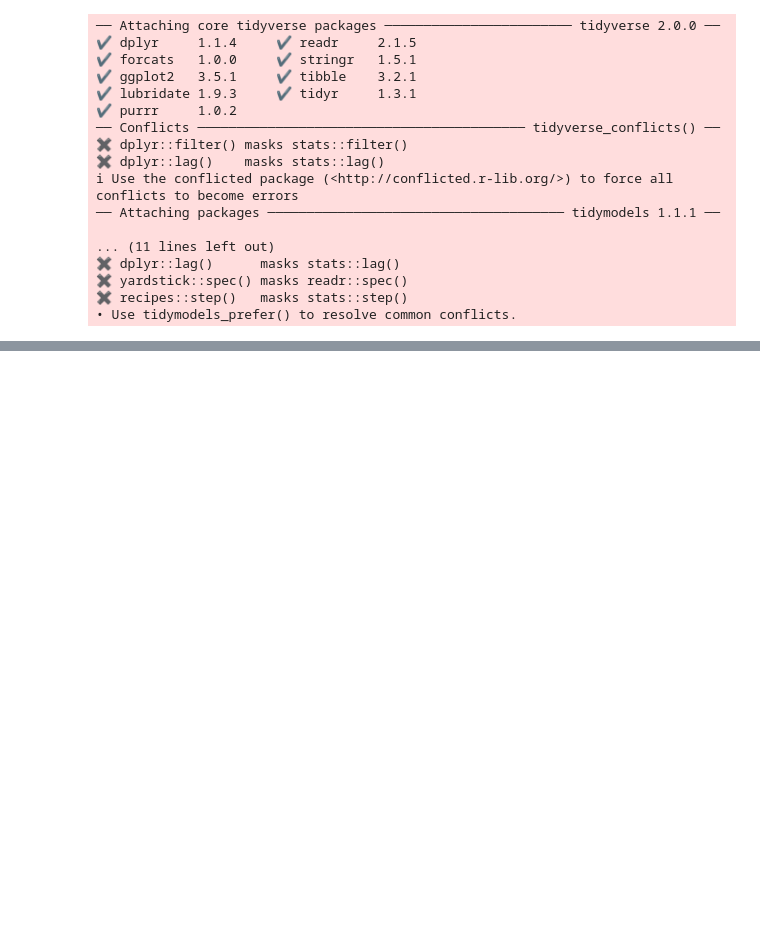
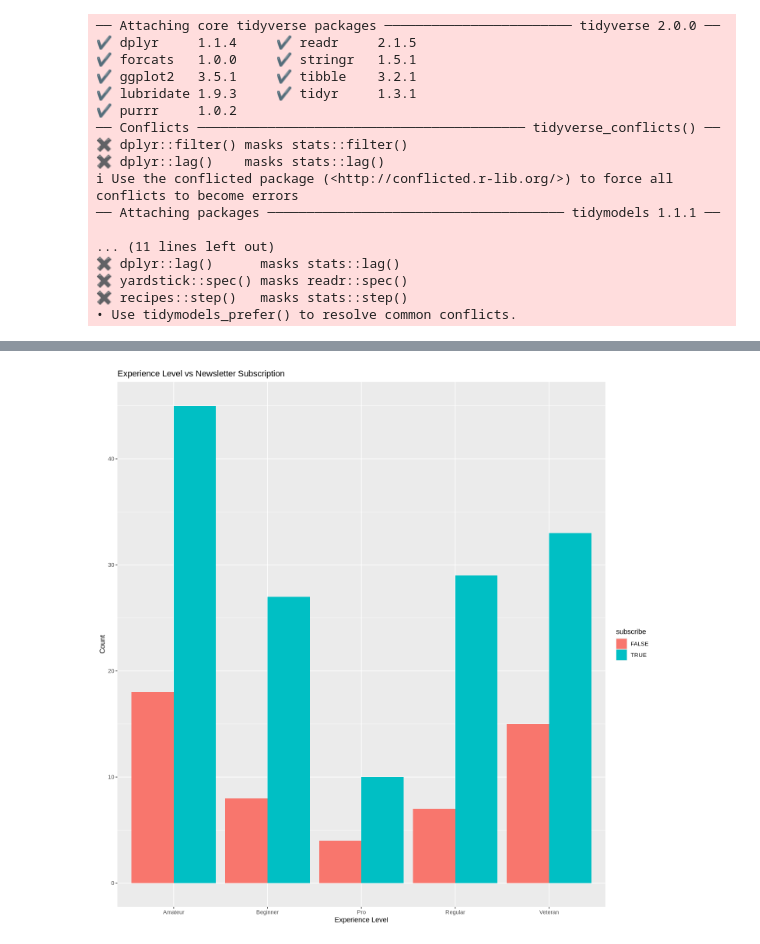
Before and after one commit to vincccss/dsci100-project-planning, a Jupyter notebook: vincent_individual_project.ipynb, the cells around one changed output, grey strips where cells are left out. Saved outputs shown, nothing was run; the diff lists cells and outputs as text; code cells hidden in the pictures; blank space fills up the shorter version.

```diff
--- a/vincent_individual_project.ipynb
+++ b/vincent_individual_project.ipynb
@@ -83,0 +121,6 @@ A spec_tbl_df: 1535 × 5
+# %%
+ggplot(players, aes(x=experience,fill=subscribe))+
+geom_bar(position="dodge")+
+labs(title="Experience Level vs Newsletter Subscription",x="Experience Level",y="Count")
+# %% [output]
+[figure, added]
```
Also changed, not shown: parts of 3 cells of this notebook.
